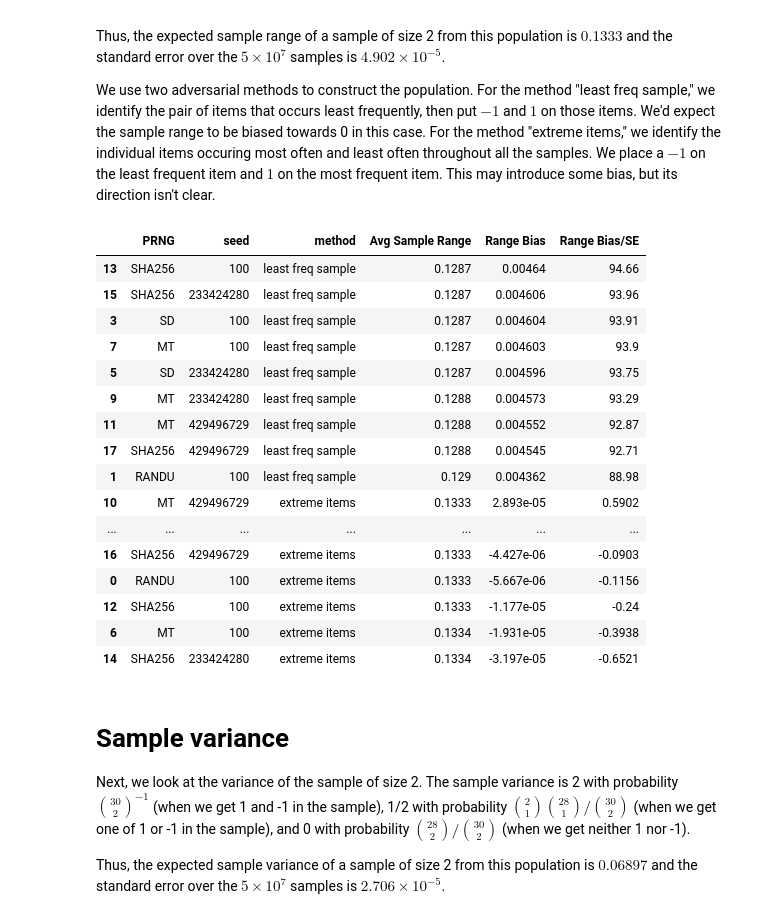
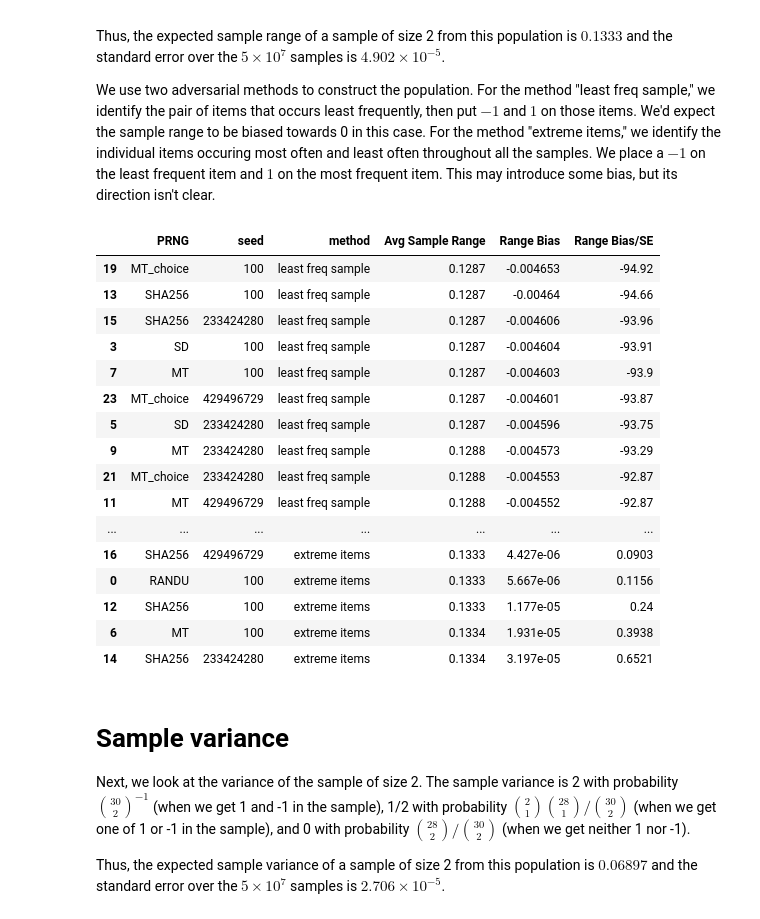
Before and after one commit to kellieotto/prngs-and-permutations, a Jupyter notebook: Code/statBiasSimulations/results/pythonResults.ipynb, the cells around one changed output. Saved outputs shown, nothing was run; the diff lists cells and outputs as text; code cells hidden in the pictures.

```diff
--- a/Code/statBiasSimulations/results/pythonResults.ipynb
+++ b/Code/statBiasSimulations/results/pythonResults.ipynb
@@ -141,25 +170,25 @@ Thus, the expected sample range of a sample of size 2 from this population is $0
 We use two adversarial methods to construct the population. For the method "least freq sample," we identify the pair of items that occurs least frequently, then put $-1$ and $1$ on those items.  We'd expect the sample range to be biased towards 0 in this case.  For the method "extreme items," we identify the individual items occuring most often and least often throughout all the samples.  We place a $-1$ on the least frequent item and $1$ on the most frequent item.  This may introduce some bias, but its direction isn't clear.
 # %%
 cols = ['PRNG', 'seed', 'method', 'Avg Sample Range', 'Range Bias', 'Range Bias/SE']
-biases[cols].sort_values(['Range Bias/SE', 'PRNG', 'seed'], ascending = False)
+biases[cols].sort_values(['Range Bias/SE', 'PRNG', 'seed'], ascending = True)
 # %% [output]
 |  | PRNG | seed | method | Avg Sample Range | Range Bias | Range Bias/SE |
-| 13 | SHA256 | 100 | least freq sample | 0.1287 | 0.00464 | 94.66 |
-| 15 | SHA256 | 233424280 | least freq sample | 0.1287 | 0.004606 | 93.96 |
-| 3 | SD | 100 | least freq sample | 0.1287 | 0.004604 | 93.91 |
-| 7 | MT | 100 | least freq sample | 0.1287 | 0.004603 | 93.9 |
-| 5 | SD | 233424280 | least freq sample | 0.1287 | 0.004596 | 93.75 |
-| 9 | MT | 233424280 | least freq sample | 0.1288 | 0.004573 | 93.29 |
-| 11 | MT | 429496729 | least freq sample | 0.1288 | 0.004552 | 92.87 |
-| 17 | SHA256 | 429496729 | least freq sample | 0.1288 | 0.004545 | 92.71 |
-| 1 | RANDU | 100 | least freq sample | 0.129 | 0.004362 | 88.98 |
-| 10 | MT | 429496729 | extreme items | 0.1333 | 2.893e-05 | 0.5902 |
+| 19 | MT_choice | 100 | least freq sample | 0.1287 | -0.004653 | -94.92 |
+| 13 | SHA256 | 100 | least freq sample | 0.1287 | -0.00464 | -94.66 |
+| 15 | SHA256 | 233424280 | least freq sample | 0.1287 | -0.004606 | -93.96 |
+| 3 | SD | 100 | least freq sample | 0.1287 | -0.004604 | -93.91 |
+| 7 | MT | 100 | least freq sample | 0.1287 | -0.004603 | -93.9 |
+| 23 | MT_choice | 429496729 | least freq sample | 0.1287 | -0.004601 | -93.87 |
+| 5 | SD | 233424280 | least freq sample | 0.1287 | -0.004596 | -93.75 |
+| 9 | MT | 233424280 | least freq sample | 0.1288 | -0.004573 | -93.29 |
+| 21 | MT_choice | 233424280 | least freq sample | 0.1288 | -0.004553 | -92.87 |
+| 11 | MT | 429496729 | least freq sample | 0.1288 | -0.004552 | -92.87 |
 | ... | ... | ... | ... | ... | ... | ... |
-| 16 | SHA256 | 429496729 | extreme items | 0.1333 | -4.427e-06 | -0.0903 |
-| 0 | RANDU | 100 | extreme items | 0.1333 | -5.667e-06 | -0.1156 |
-| 12 | SHA256 | 100 | extreme items | 0.1333 | -1.177e-05 | -0.24 |
-| 6 | MT | 100 | extreme items | 0.1334 | -1.931e-05 | -0.3938 |
-| 14 | SHA256 | 233424280 | extreme items | 0.1334 | -3.197e-05 | -0.6521 |
+| 16 | SHA256 | 429496729 | extreme items | 0.1333 | 4.427e-06 | 0.0903 |
+| 0 | RANDU | 100 | extreme items | 0.1333 | 5.667e-06 | 0.1156 |
+| 12 | SHA256 | 100 | extreme items | 0.1333 | 1.177e-05 | 0.24 |
+| 6 | MT | 100 | extreme items | 0.1334 | 1.931e-05 | 0.3938 |
+| 14 | SHA256 | 233424280 | extreme items | 0.1334 | 3.197e-05 | 0.6521 |
 # %% [markdown]
 # Sample variance
 
```
Also changed, not shown: parts of 6 cells of this notebook, 10 other files.
